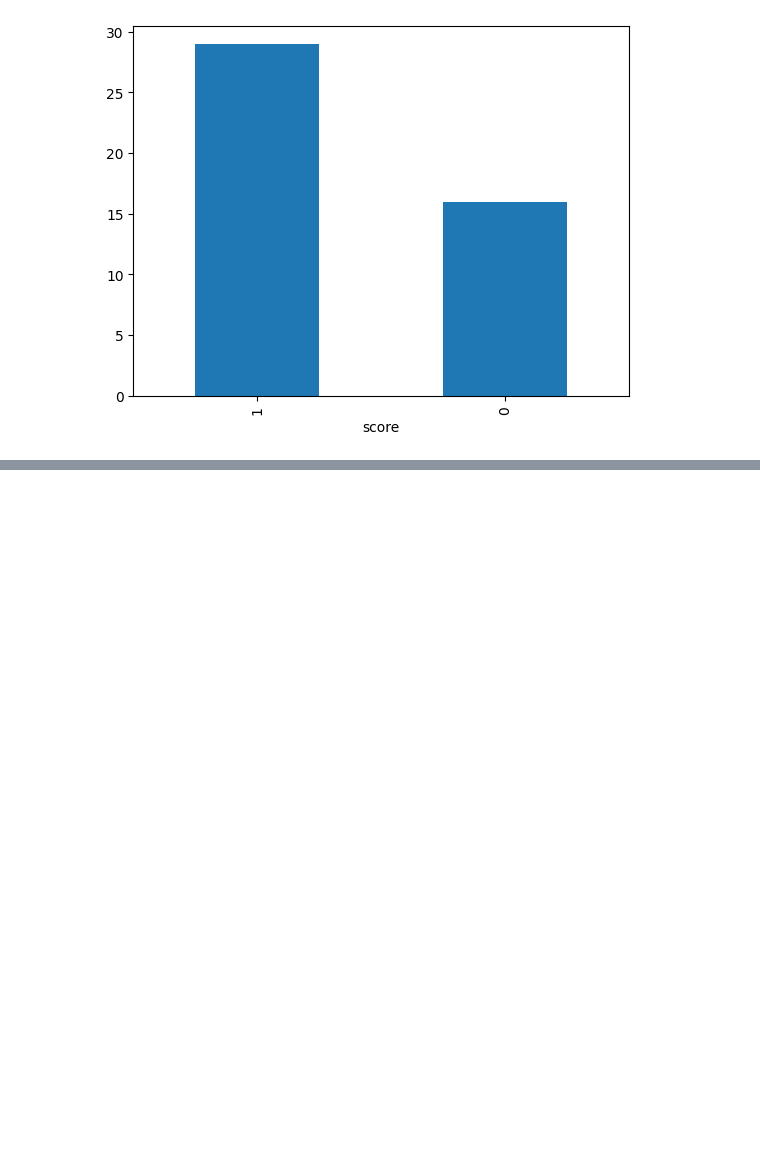
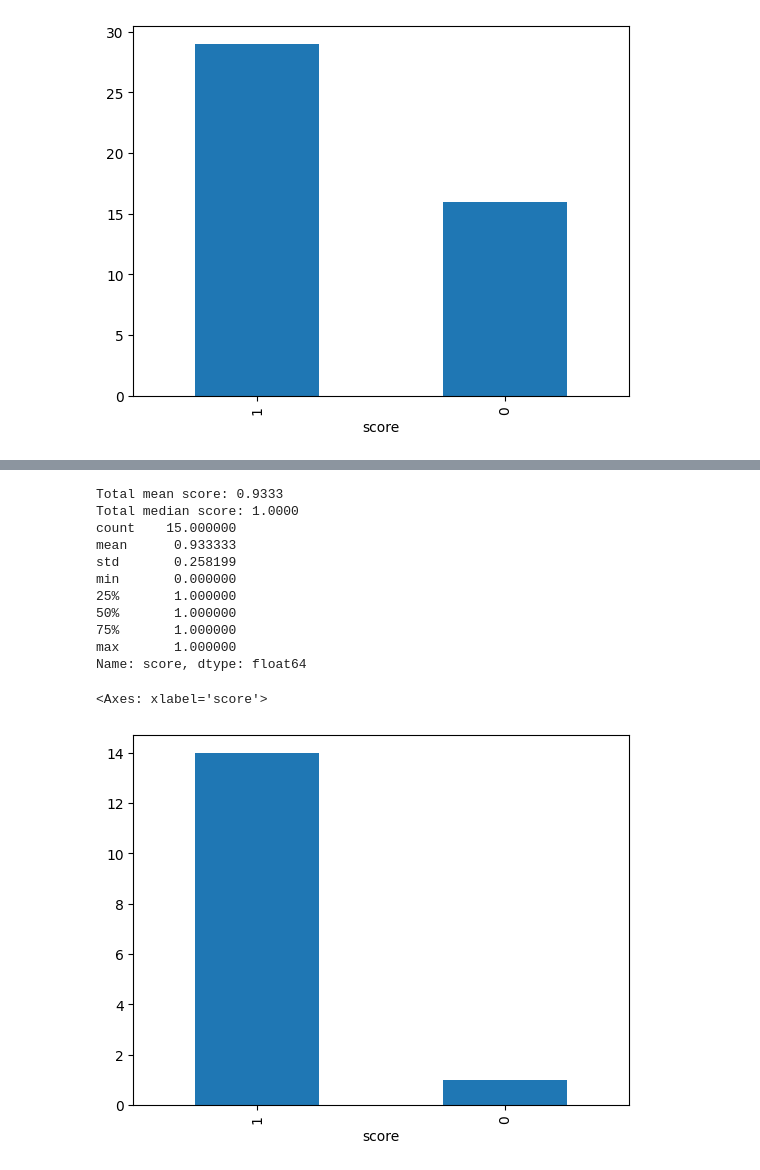
Before and after one commit to miem-refugees/travel-agent, a Jupyter notebook: notebooks/rag_evaluation.ipynb, the cells around one changed output, grey strips where cells are left out. Drawn from its saved outputs; the diff is of its cells as text; code cells hidden in the pictures; blank space fills up the shorter version.

```diff
--- a/notebooks/rag_evaluation.ipynb
+++ b/notebooks/rag_evaluation.ipynb
@@ -245,0 +333,73 @@ Name: score, dtype: float64
+# %%
+nest_asyncio.apply()
+
+questions = pd.read_csv("../data/questions/rag/moskva.csv")
+llm_model_name = "meta-llama/Llama-3.3-70B-Instruct"
+embed_model_name = "intfloat/multilingual-e5-base"
+collection_name = "moskva_intfloat_multilingual_e5_base"
+project_name = f"travel-agent-eval-{llm_model_name}"
+
+tracer_provider = register(project_name=project_name, auto_instrument=True)
+SmolagentsInstrumentor().instrument(tracer_provider=tracer_provider)
+
+llm = InferenceClientModel(model_id=llm_model_name)
+
+assert llm([{"role": "user", "content": [{"text": "Алло, это Кизару у телефона?", "type": "text"}]}]).content
+
+
+agent = ToolCallingAgent(
+    tools=[TravelReviewQueryTool(embed_model_name, qdrant_client, collection_name)],
+    model=llm,
+    max_steps=10,
+    verbosity_level=0,  # only errors
+)
+
+for q in tqdm(questions["question"].tolist()):
+    agent.run(q)
+
+tool_spans = (
+    px.Client()
+    .query_spans(
+        SpanQuery().where("name == 'TravelReviewQueryTool'").select(input="input.value", reference="output.value"),
+        project_name=project_name,
+    )
+    .dropna()
+)
+tool_spans["input"] = tool_spans["input"].apply(lambda x: json.loads(x).get("kwargs", {}).get("query", ""))
+
+assert len(tool_spans) > 0
+
+eval_results = llm_classify(
+    data=tool_spans,
+    model=GeminiModel(model="gemini-2.0-flash-lite-001", project=659002550737),
+    template=RAG_RELEVANCY_PROMPT_TEMPLATE,
+    rails=["relevant", "unrelated"],
+    concurrency=10,
+    provide_explanation=True,
+)
+eval_results["score"] = eval_results["explanation"].apply(lambda x: 1 if "relevant" in x else 0)
+
+px.Client().log_evaluations(SpanEvaluations(eval_name="TravelReviewQueryTool Relevancy", dataframe=eval_results))
+
+print(f"Total mean score: {eval_results.score.mean():.4f}")
+print(f"Total median score: {eval_results.score.median():.4f}")
+
+print(eval_results.score.describe())
+
+eval_results.score.value_counts().plot.bar()
+
+# Результат частичный, тк не хватило квоты на полный прогон
+# %% [output]
+Total mean score: 0.9333
+Total median score: 1.0000
+count    15.000000
+mean      0.933333
+std       0.258199
+min       0.000000
+25%       1.000000
+50%       1.000000
+75%       1.000000
+max       1.000000
+Name: score, dtype: float64
+<Axes: xlabel='score'>
+[figure, added]
```
Also changed, not shown: parts of 4 cells of this notebook.
